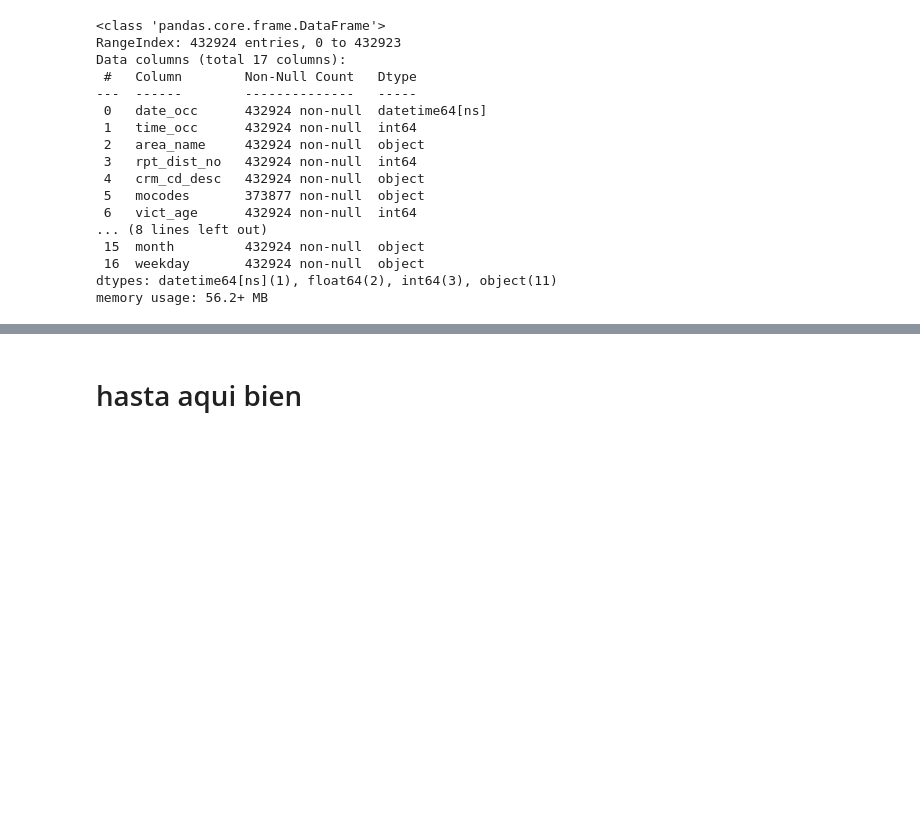
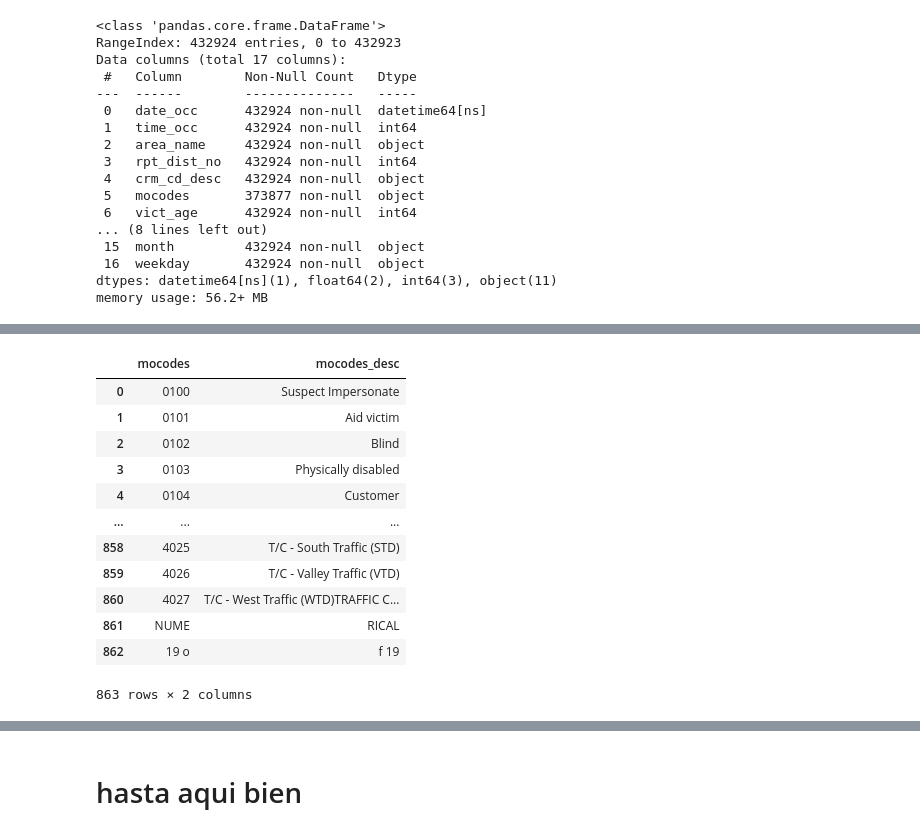
Before and after one commit to LAFG16/final_proyect_crime, a Jupyter notebook: src/04. EDA Crime Data.ipynb, the cells around one changed output, grey strips where cells are left out. Cells and saved outputs as stored; diff of their text form; code cells hidden in the pictures; blank space fills up the shorter version.

```diff
--- a/src/04. EDA Crime Data.ipynb
+++ b/src/04. EDA Crime Data.ipynb
@@ -580,0 +667,17 @@ total_data = total_data.loc[total_data["vict_age"] > 0].copy()
+# %%
+codigos.drop("REV: 07/19", axis = 1, inplace = True)
+codigos
+# %% [output]
+|  | mocodes | mocodes_desc |
+| 0 | 0100 | Suspect Impersonate |
+| 1 | 0101 | Aid victim |
+| 2 | 0102 | Blind |
+| 3 | 0103 | Physically disabled |
+| 4 | 0104 | Customer |
+| ... | ... | ... |
+| 858 | 4025 | T/C - South Traffic (STD) |
+| 859 | 4026 | T/C - Valley Traffic (VTD) |
+| 860 | 4027 | T/C - West Traffic (WTD)TRAFFIC C... |
+| 861 | NUME | RICAL |
+| 862 | 19 o | f 19 |
+863 rows × 2 columns
```
Also changed, not shown: parts of 25 cells of this notebook.
